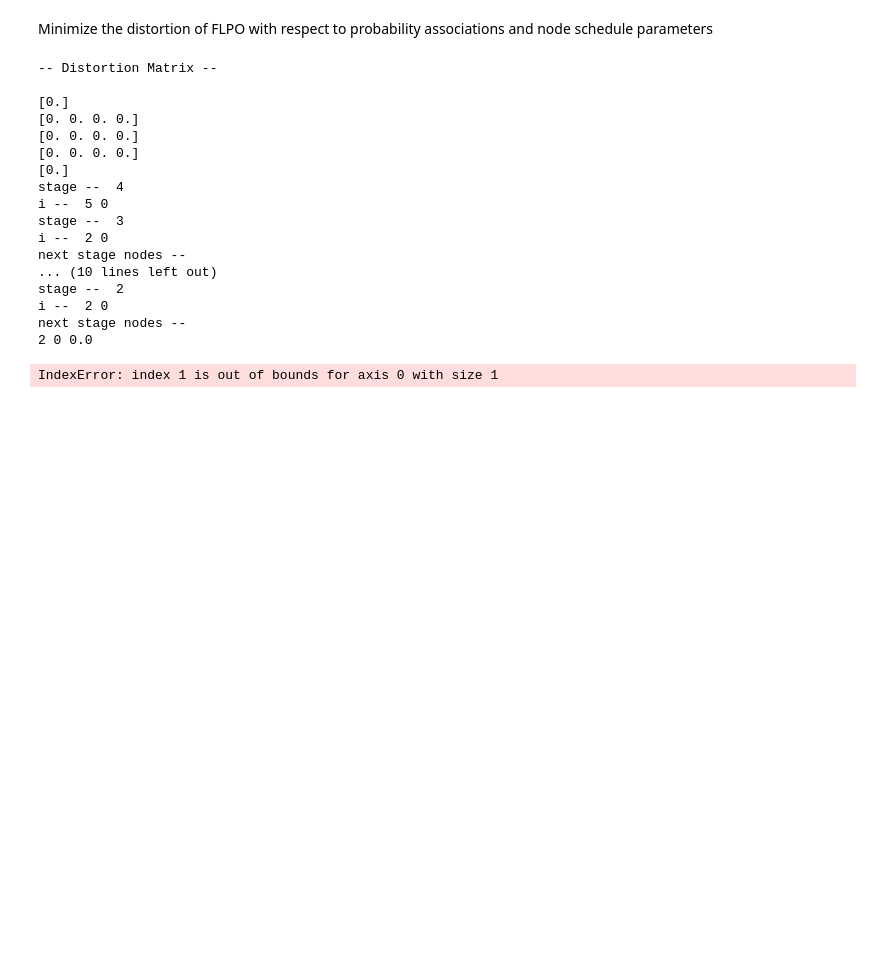
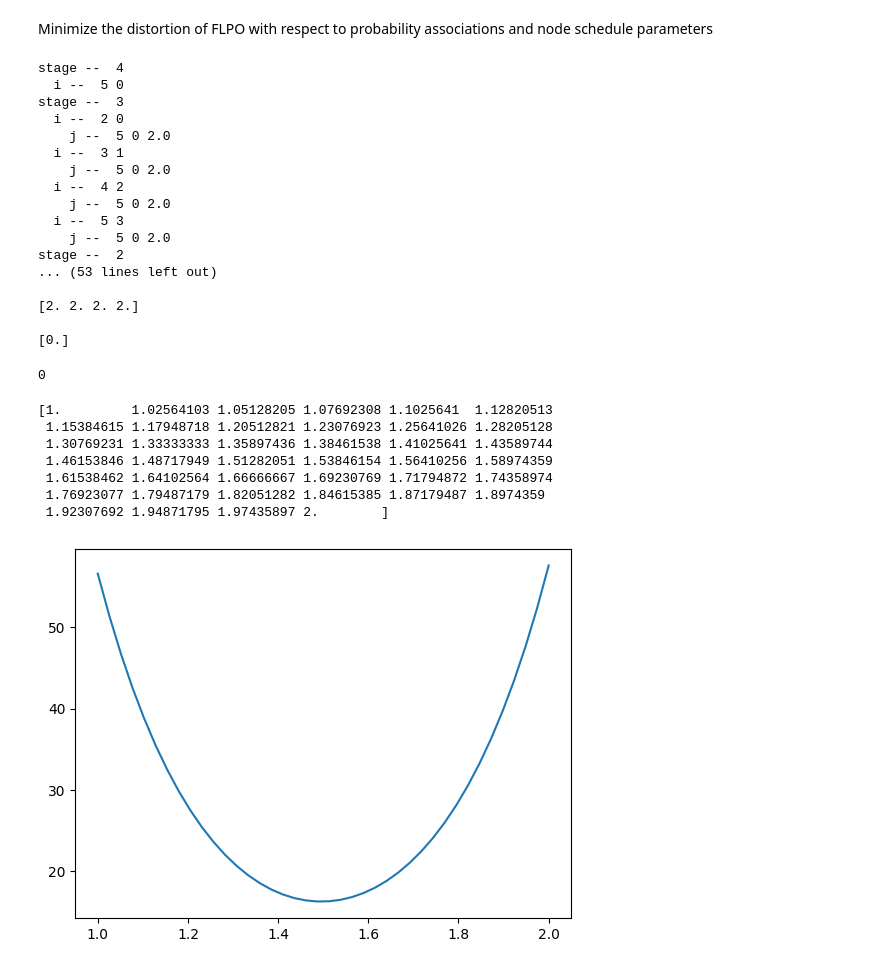
Before and after one commit to dt-1729/NASA_ULI, a Jupyter notebook: FLPO_scipy_optimizer.ipynb, the cells around one changed output. Cells and saved outputs as stored; diff of their text form; code cells hidden in the pictures; blank space fills up the shorter version.

Commit message:
fixed cost stage transition

```diff
--- a/FLPO_scipy_optimizer.ipynb
+++ b/FLPO_scipy_optimizer.ipynb
@@ -358,12 +403,21 @@ def printMatrix(mat , mat_name):
 
 # initialize variables
 N = 2 # number of vehicles
-M = 3 # number of nodes
+M = 4 # number of nodes
 
 # create an instance of FLPO class
 flpo = FLPO(N, M)
 
-flpo.distortion(0)
+# set the initial and stop points for all the UAVs
+init_nodes = [2, 3]
+stop_nodes = [5, 4]
+for i in range(N):
+    flpo.set_init_node(flpo.uav_id[i], init_nodes[i])
+    flpo.set_stop_node(flpo.uav_id[i], stop_nodes[i])
+
+D = flpo.distortion(0)
+
+printMatrix(D, 'Distortion Matrix')
 # print variales
 # print(' -- Stages --\n' , flpo.stages)
 # print(' \n-- Association probabilities --\n' , flpo.asn_pb)
@@ -383,21 +437,41 @@ flpo.distortion(0)
 
 # res = minimize(flpo.objective, init_condition)
 # %% [output]
--- Distortion Matrix --
+stage --  4
+  i --  5 0
+stage --  3
+  i --  2 0
+    j --  5 0 2.0
+  i --  3 1
+    j --  5 0 2.0
+  i --  4 2
+    j --  5 0 2.0
+  i --  5 3
+    j --  5 0 2.0
+stage --  2
+... (53 lines left out)
+
+[2. 2. 2. 2.]
 
 [0.]
-[0. 0. 0. 0.]
-[0. 0. 0. 0.]
-[0. 0. 0. 0.]
-[0.]
-stage --  4
-i --  5 0
-stage --  3
-i --  2 0
-next stage nodes --
-... (10 lines left out)
-stage --  2
-i --  2 0
-next stage nodes --
-2 0 0.0
-IndexError: index 1 is out of bounds for axis 0 with size 1
+0
+# %%
+# just a test block
+
+x = np.linspace(1, 2, 40)
+print(x)
+a = 4
+b = 4
+fx = x + np.exp(-a*(1 - x)) + np.exp(-b*(x - 2))
+
+plt.plot(x, fx)
+plt.show()
+# %% [output]
+[1.         1.02564103 1.05128205 1.07692308 1.1025641  1.12820513
+ 1.15384615 1.17948718 1.20512821 1.23076923 1.25641026 1.28205128
+ 1.30769231 1.33333333 1.35897436 1.38461538 1.41025641 1.43589744
+ 1.46153846 1.48717949 1.51282051 1.53846154 1.56410256 1.58974359
+ 1.61538462 1.64102564 1.66666667 1.69230769 1.71794872 1.74358974
+ 1.76923077 1.79487179 1.82051282 1.84615385 1.87179487 1.8974359
+ 1.92307692 1.94871795 1.97435897 2.        ]
+[figure, added]
```
Also changed, not shown: parts of 2 cells of this notebook.
